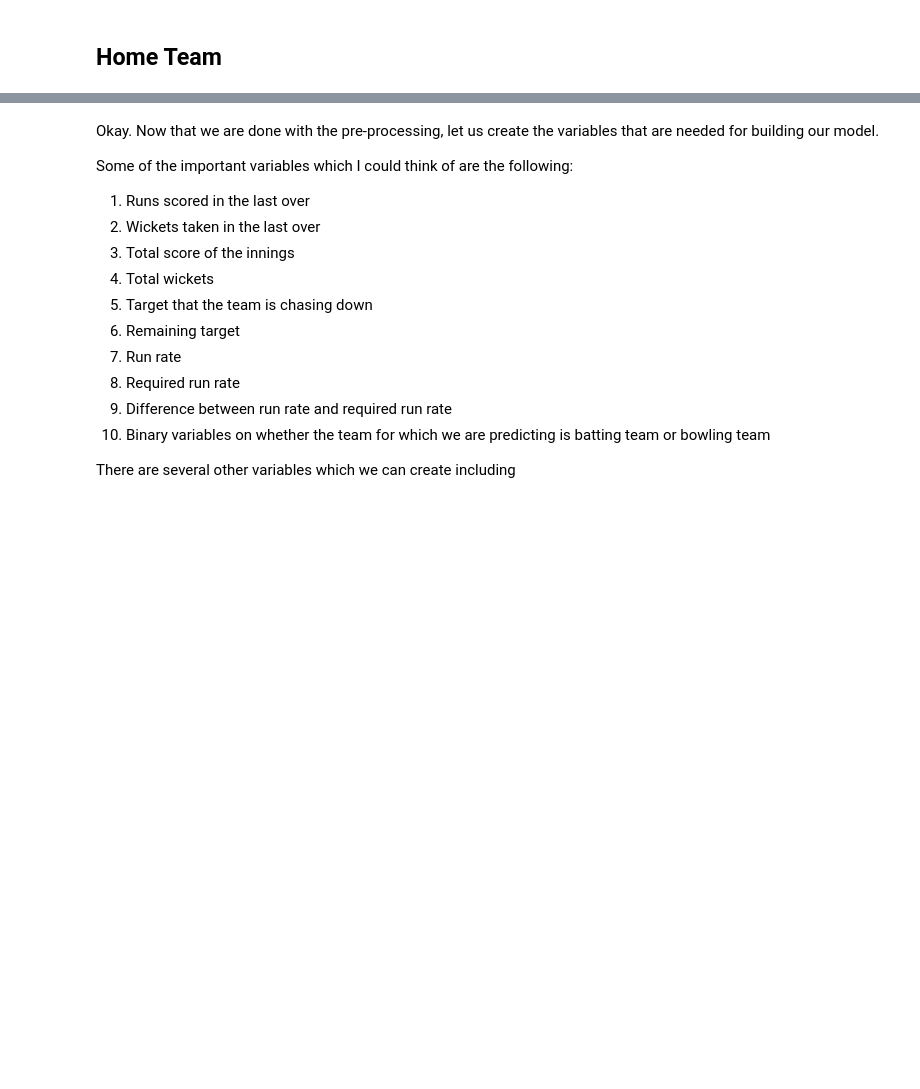
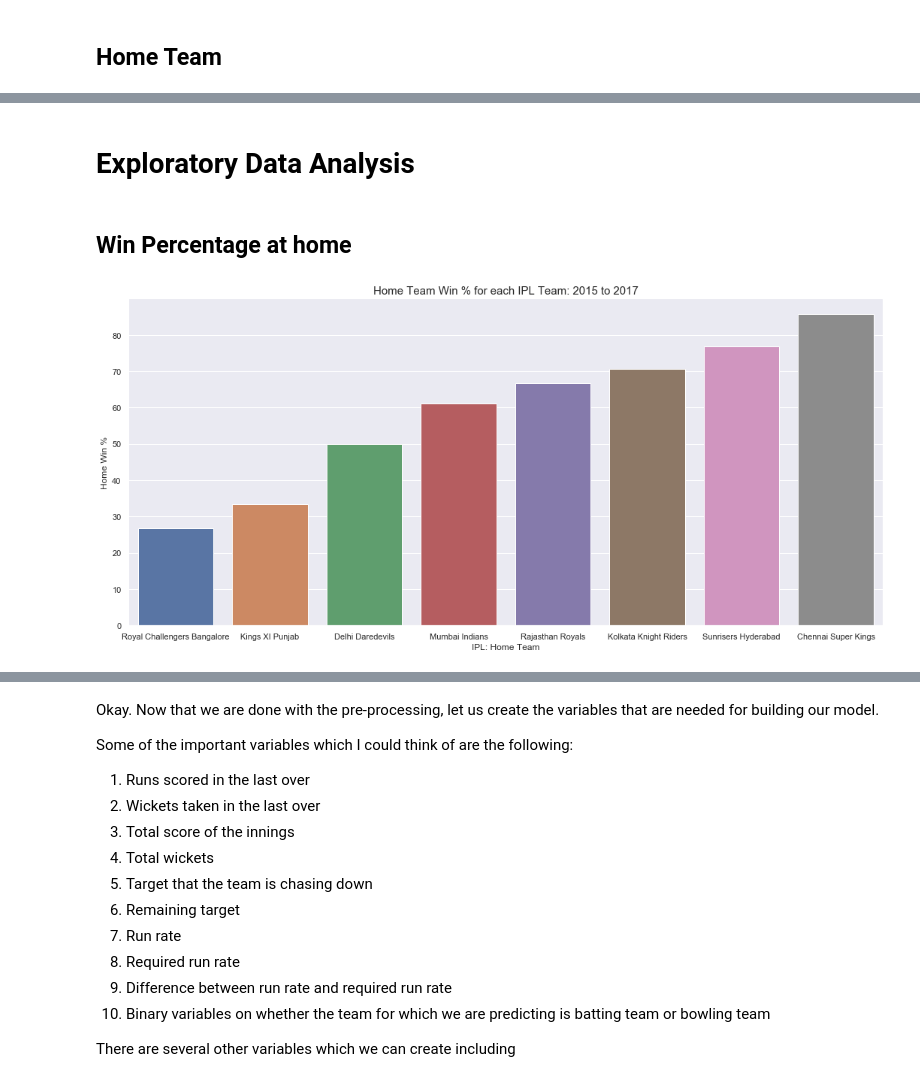
Before and after one commit to Moraut/DSND-Term-2, a Jupyter notebook: 01. Data Science Blog Post/notebook/IPL_win_prediction.ipynb, the cells around one changed output, grey strips where cells are left out. Drawn from its saved outputs; the diff is of its cells as text; code cells hidden in the pictures; blank space fills up the shorter version.

```diff
--- a/01. Data Science Blog Post/notebook/IPL_win_prediction.ipynb
+++ b/01. Data Science Blog Post/notebook/IPL_win_prediction.ipynb
@@ -54,6 +64,7 @@ match_df.head(5)
 # %%
 #Removing matches with Duck Lewis Method was applied
 match_df = match_df[match_df['dl_applied'] == 0]
+match_df = match_df[match_df['result'] == 'normal']
 # %% [markdown]
 ## Retain seasons from 2015 to 2017
 # %%
@@ -127,0 +128,4 @@ fil_match.tail(5)
+# %%
+#Home team winning flag
+fil_match['home_team_win'] = 1 * (fil_match['winner'] == fil_match['home_team'])
+fil_match.head(5)
@@ -127,0 +141,4 @@ fil_match.tail(5)
+# %%
+#Toss winning team winning flag
+fil_match['toss_winner_win'] = 1 *(fil_match['winner'] == fil_match['toss_winner'])
+fil_match.head(5)
@@ -127,0 +190,21 @@ fil_match.tail(5)
+# %% [markdown]
+# Exploratory Data Analysis
+# %% [markdown]
+## Win Percentage at home
+# %%
+#Preprocessing for visualization
+df = fil_match[['home_team','home_team_win']][fil_match['home_team'] != 'Neutral'].groupby('home_team').agg(['sum','count']).reset_index()
+df.columns = ['home_team','wins','total_home_matches']
+df['home_win_percentage'] = round(100*df['wins']/df['total_home_matches'],2)
+
+df.sort_values(by='home_win_percentage', inplace = True)
+
+#create barplot
+plt.figure(figsize=(18,8))
+ax = sns.barplot(x='home_team',y='home_win_percentage', data = df)
+ax.set(xlabel='IPL: Home Team', ylabel='Home Win %')
+
+plt.title('Home Team Win % for each IPL Team: 2015 to 2017', fontsize = 15)
+plt.show()
+# %% [output]
+[figure, added]
```
Also changed, not shown: parts of 20 cells of this notebook, 1 other file.
